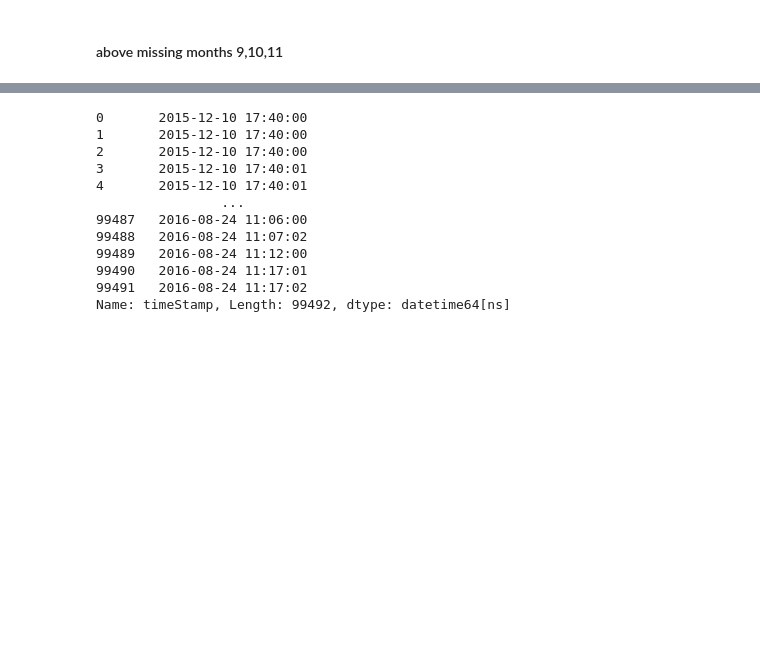
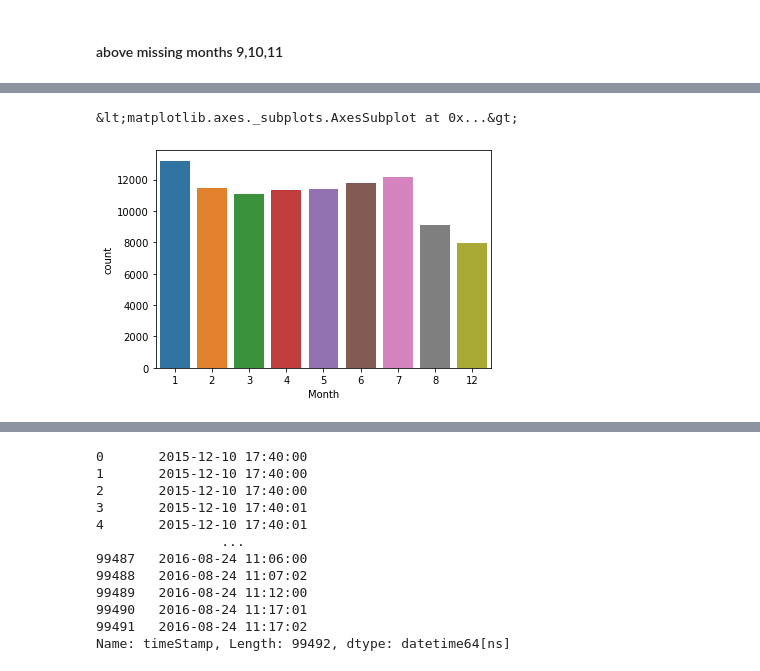
Before and after one commit to Vikas-KM/machine-learning, a Jupyter notebook: ML_Projects/911_Calls_Project.ipynb, the cells around one changed output, grey strips where cells are left out. Cells and saved outputs as stored; diff of their text form; code cells hidden in the pictures; blank space fills up the shorter version.

```diff
--- a/ML_Projects/911_Calls_Project.ipynb
+++ b/ML_Projects/911_Calls_Project.ipynb
@@ -368,0 +380,6 @@ bymonth['addr'].plot()
+# %%
+# check the drop the month 8 to month 12
+sns.countplot(x='Month', data=df)
+# %% [output]
+&lt;matplotlib.axes._subplots.AxesSubplot at 0x...&gt;
+[figure, added]
```
Also changed, not shown: parts of 31 cells of this notebook, 1 other file.
